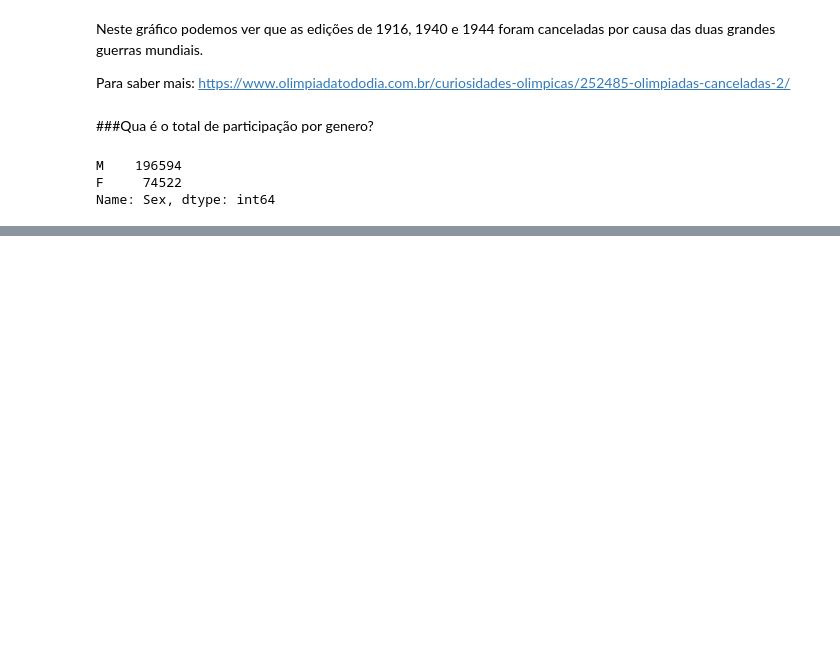
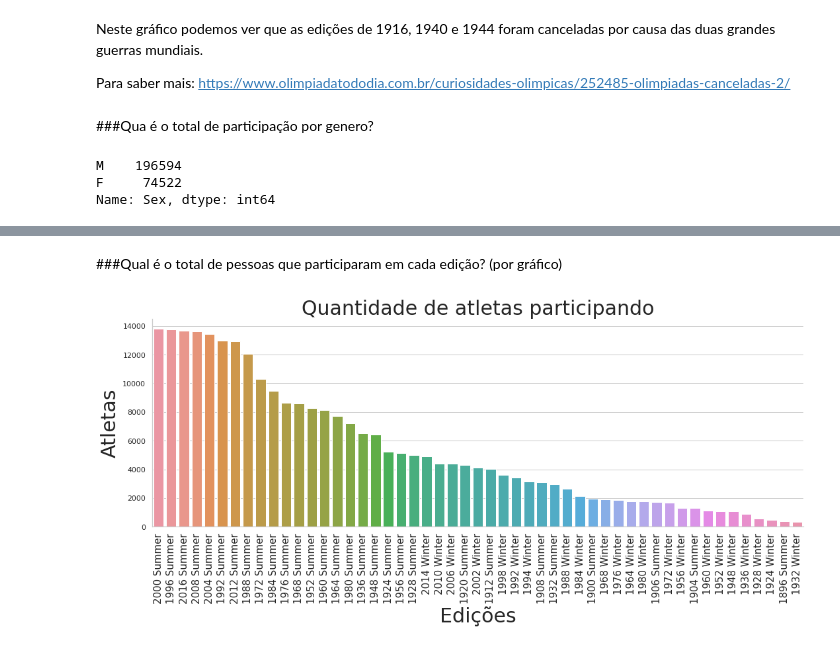
Before and after one commit to King-Bowie/projeto_olimpiadas, a Jupyter notebook: Olimpiadas.ipynb, the cells around one changed output, grey strips where cells are left out. Cells and saved outputs as stored; diff of their text form; code cells hidden in the pictures; blank space fills up the shorter version.

```diff
--- a/Olimpiadas.ipynb
+++ b/Olimpiadas.ipynb
@@ -113,0 +254,7 @@ sns.displot(data=atletas, x="Sex", kind='hist')
+# %%
+jogos = atletas['Games']
+epoca_dos_jogos = jogos.drop_duplicates()
+epoca_dos_jogos = pd.DataFrame(epoca_dos_jogos)
+epoca_dos_jogos.index = range(epoca_dos_jogos.shape[0])
+epoca_dos_jogos.columns.name = "Id"
+epoca_dos_jogos
@@ -175,0 +281,5 @@ plt.show()
+# %%
+quantidade_de_atletas = pd.DataFrame(quantidade_de_atletas, columns = ["Atletas"])
+quantidade_de_atletas.index.name = 'Edições'
+quantidade_de_atletas['Atletas'] = jogos.value_counts()
+quantidade_de_atletas
@@ -175,0 +305,17 @@ plt.show()
+# %% [markdown]
+###Qual é o total de pessoas que participaram em cada edição? (por gráfico)
+# %%
+sns.catplot(kind='bar',
+            data=quantidade_de_atletas,
+            x=quantidade_de_atletas.index,
+            y=quantidade_de_atletas['Atletas'],
+            order=quantidade_de_atletas.index,
+            aspect = 3,
+            height = 5)
+plt.title('Quantidade de atletas participando',fontsize= 30)
+plt.xlabel('Edições', fontsize = 30)
+plt.ylabel('Atletas', fontsize = 30)
+plt.xticks(rotation = 90, fontsize=15)
+plt.show()
+# %% [output]
+[figure, added]
```
Also changed, not shown: parts of 47 cells of this notebook.
